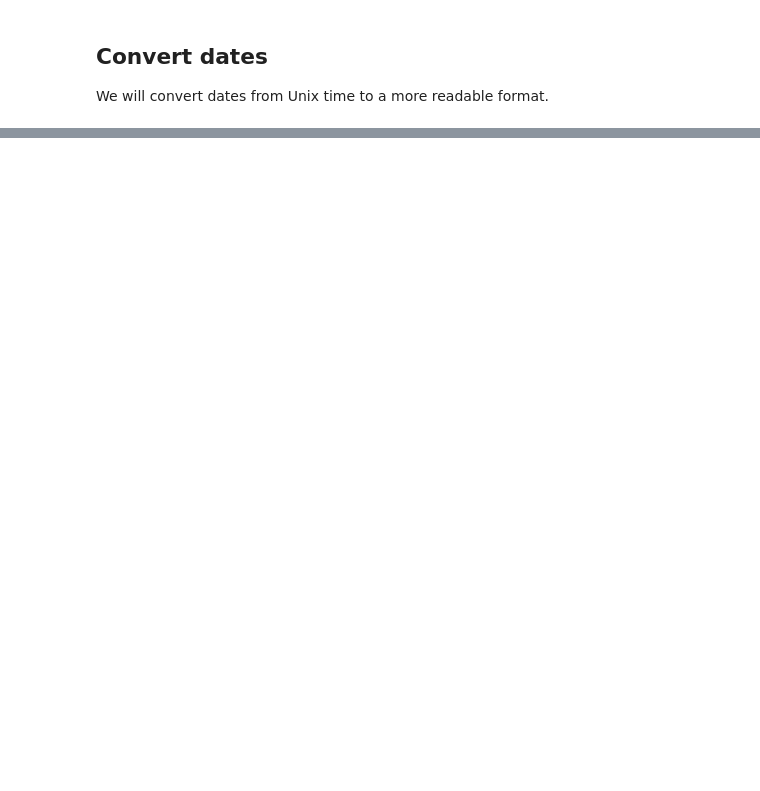
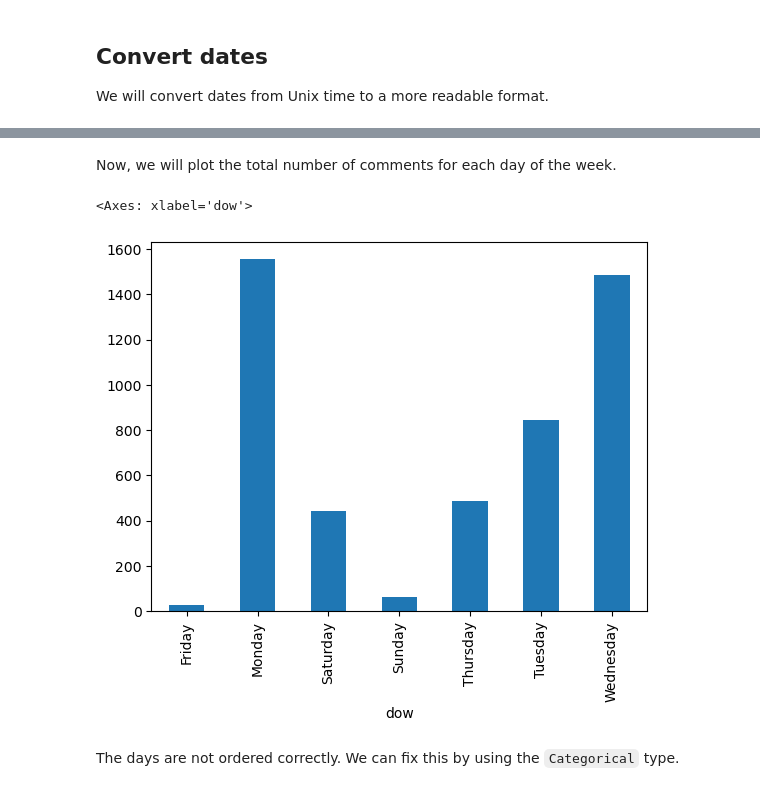
Before and after one commit to lspitzley/bfor206_spring2023, a Jupyter notebook: HW2.ipynb, the cells around one changed output, grey strips where cells are left out. Saved outputs shown, nothing was run; the diff lists cells and outputs as text; code cells hidden in the pictures; blank space fills up the shorter version.

Commit message:
added date plots and word counting to HW2 notebook

```diff
--- a/HW2.ipynb
+++ b/HW2.ipynb
@@ -23,3 +26,5 @@ comments_df.head()
+# %%
+comments_df.dropna(inplace=True)
 # %% [markdown]
 ## Convert dates
 We will convert dates from Unix time to a more readable format.
@@ -28,0 +37,11 @@ comments_df['created_time'] = pd.to_datetime(comments_df['created_utc'], unit='s
+# %%
+comments_df['dow'] = comments_df['created_time'].dt.day_name()
+# %% [markdown]
+Now, we will plot the total number of comments for each day of the week.
+# %%
+comments_df.groupby('dow')['created_time'].count().plot(kind='bar')
+# %% [output]
+<Axes: xlabel='dow'>
+[figure, added]
+# %% [markdown]
+The days are not ordered correctly. We can fix this by using the `Categorical` type.
```
Also changed, not shown: parts of 10 cells of this notebook, 1 other file.
